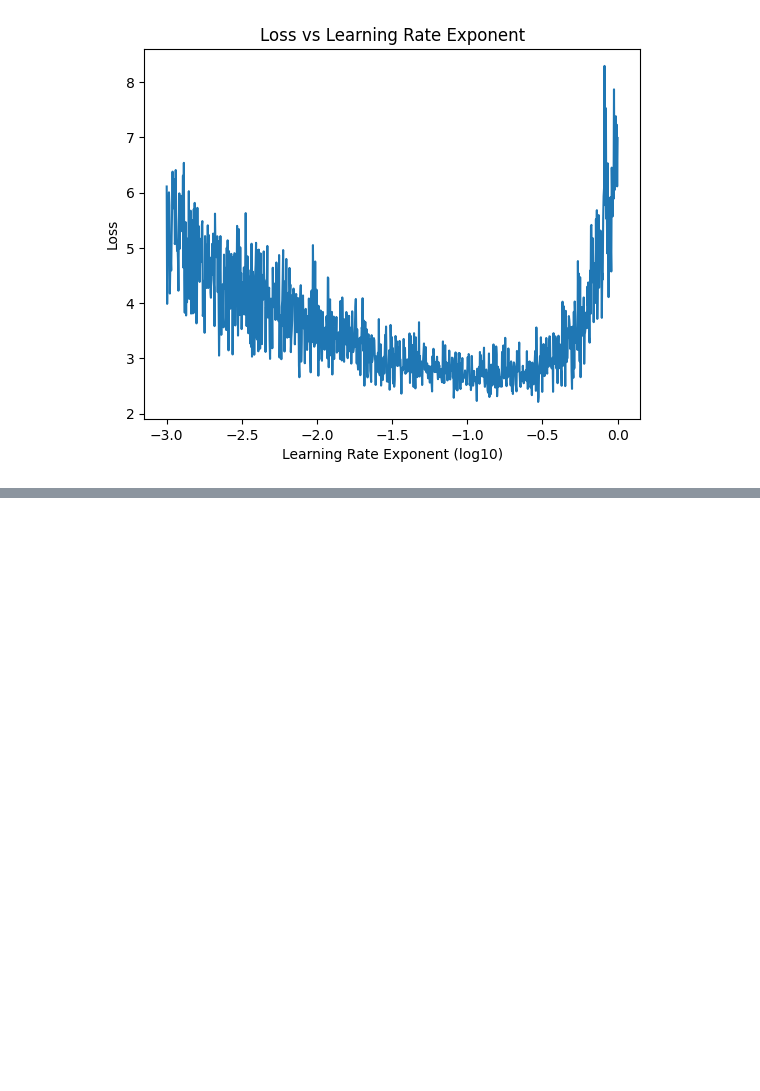
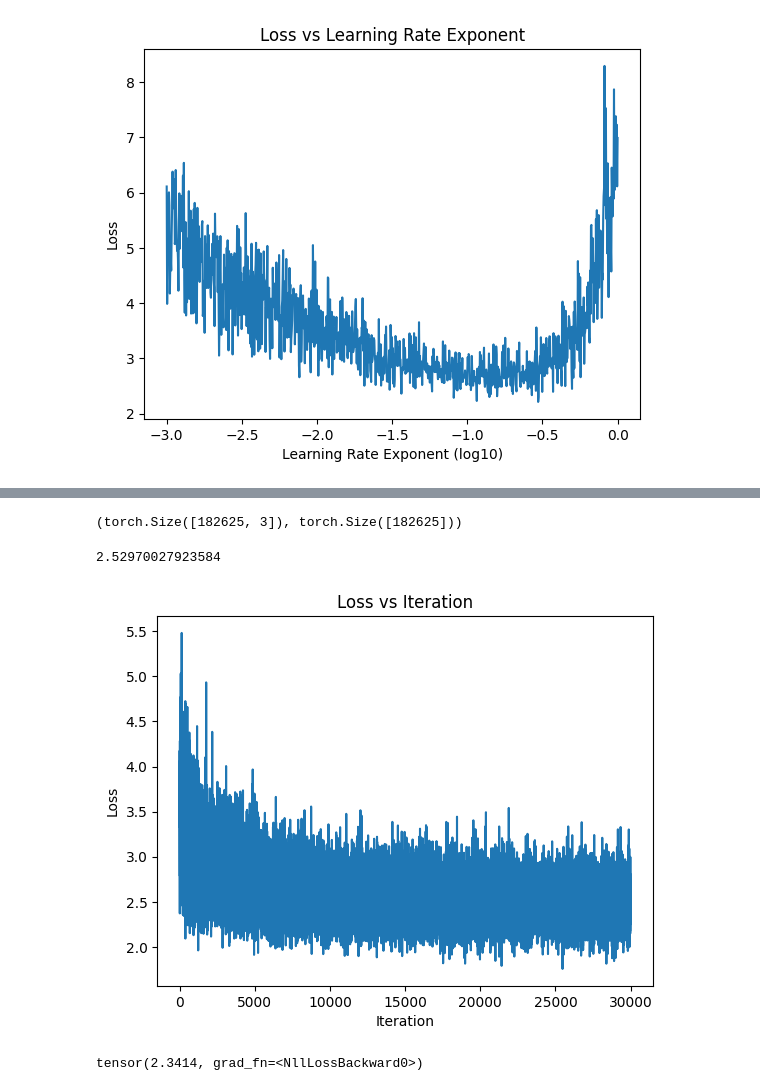
Before and after one commit to sofiapappa/makemore-karpathy, a Jupyter notebook: 02-mlp.ipynb, the cells around one changed output, grey strips where cells are left out. Saved outputs shown, nothing was run; the diff lists cells and outputs as text; code cells hidden in the pictures; blank space fills up the shorter version.

```diff
--- a/02-mlp.ipynb
+++ b/02-mlp.ipynb
@@ -261,0 +299,4 @@ plt.show()
+# %%
+Xtr.shape, Ytr.shape, # dataset
+# %% [output]
+(torch.Size([182625, 3]), torch.Size([182625]))
@@ -261,0 +312,58 @@ plt.show()
+# %%
+
+sum(p.nelement() for p in parameters) # number of parameters in total
+for p in parameters:
+    p.requires_grad = True # set requires_grad to True for all parameters
+# %%
+lri = []
+lossi = []
+stepi = []
+
+for i in range(30000): # training loop for 1000 iterations
+
+    #minibatch construction
+    ix = torch.randint(0, Xtr.shape[0], (32,)) # randomly sample 32 indices from the dataset
+    # forward pass
+    emb = C[Xtr[ix]] # (32, 3, 2)
+    h = torch.tanh(emb.view(-1, 6) @ W1 + b1) # compute the first layer output
+    logits = h @ W2 + b2 # compute the logits for the final layer
+    loss = F.cross_entropy(logits, Ytr[ix])
+
+    # backward pass
+    for p in parameters:
+        p.grad = None # zero the gradients
+    loss.backward() # compute the gradients
+
+    #update parameters
+    #lr = lrs[i] # get the learning rate based on the loss value
+    lr = 0.01 # fixed learning selected from graph above
+    for p in parameters:
+        p.data -= lr * p.grad
+
+#tracking stats
+    stepi.append(i) # append the iteration number to the list
+    #lri.append(lre[i]) # append the learning rate to the list
+    lossi.append(loss.item()) # append the loss value to the list
+
+
+print(loss.item()) # print the final loss value after training
+# %% [output]
+2.52970027923584
+# %%
+plt.plot(stepi, lossi)
+plt.xlabel('Iteration')
+plt.ylabel('Loss')
+plt.title('Loss vs Iteration')
+plt.show()
+# %% [output]
+[figure, added]
+# %%
+# evaluate on development set
+
+emb = C[Xdev] # get the embeddings for all characters in Xtr
+h = torch.tanh(emb.view(-1, 6) @ W1 + b1) # compute the first layer output
+logits = h @ W2 + b2 # compute the logits for the final layer
+loss = F.cross_entropy(logits, Ydev) # compute the loss for the training set
+loss
+# %% [output]
+tensor(2.3414, grad_fn=<NllLossBackward0>)
```
Also changed, not shown: parts of 11 cells of this notebook.
